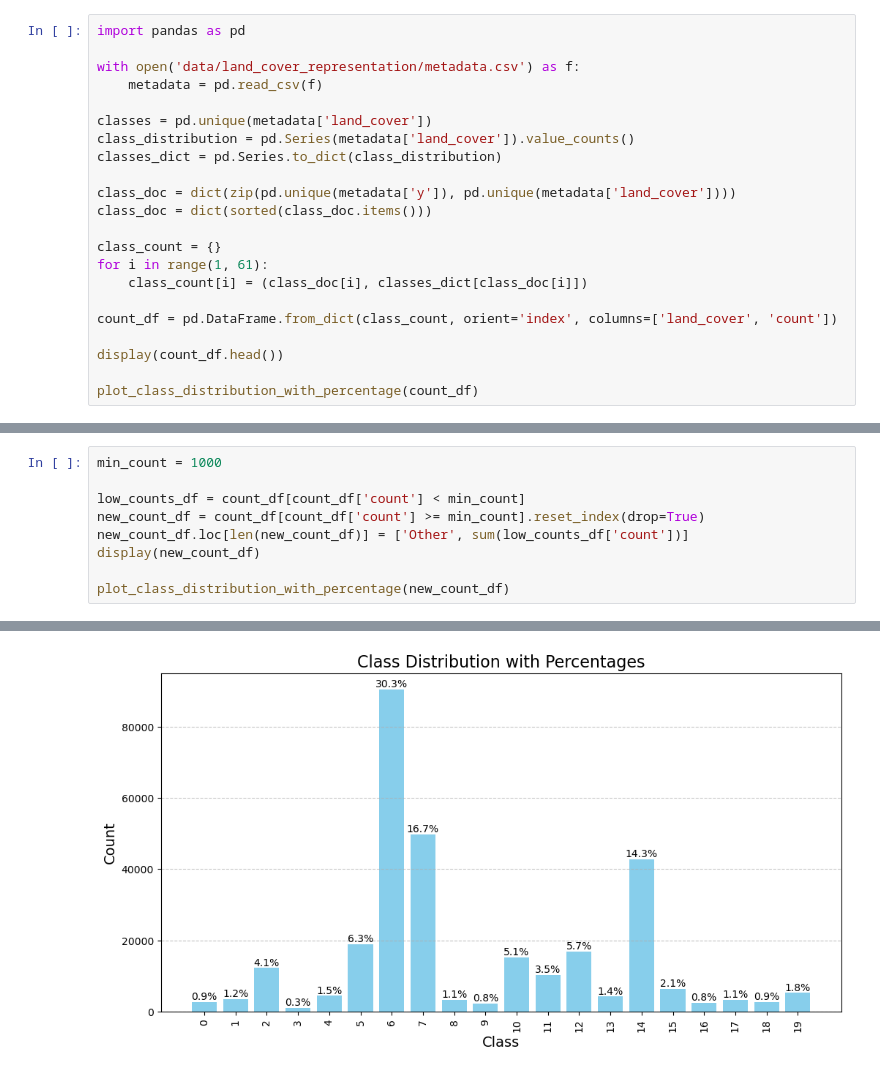
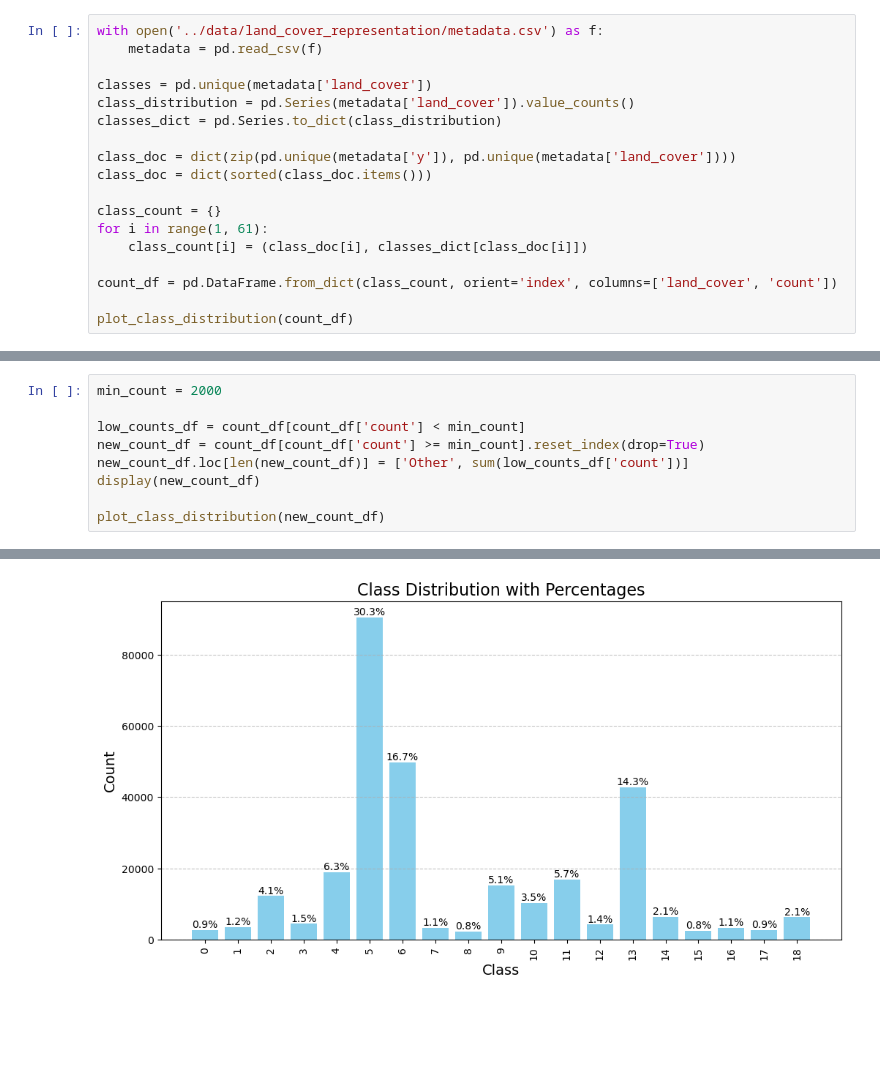
Before and after one commit to sebdaws/land_cover_class, a Jupyter notebook: scripts/balance_classes.ipynb, the cells around one changed output, grey strips where cells are left out. Saved outputs shown, nothing was run; the diff lists cells and outputs as text; blank space fills up the shorter version.

```diff
--- a/stats.ipynb
+++ b/scripts/balance_classes.ipynb
@@ -39,7 +10,5 @@ def plot_class_distribution_with_percentage(class_distribution, title="Class Dis
 # %%
-import pandas as pd
-
-with open('data/land_cover_representation/metadata.csv') as f:
+with open('../data/land_cover_representation/metadata.csv') as f:
     metadata = pd.read_csv(f)
 
 classes = pd.unique(metadata['land_cover'])
@@ -55,7 +24,5 @@ for i in range(1, 61):
 
 count_df = pd.DataFrame.from_dict(class_count, orient='index', columns=['land_cover', 'count'])
 
-display(count_df.head())
-
-plot_class_distribution_with_percentage(count_df)
+plot_class_distribution(count_df)
 # %% [output]
@@ -68,13 +29,13 @@ plot_class_distribution_with_percentage(count_df)
 [figure]
 # %%
-min_count = 1000
+min_count = 2000
 
 low_counts_df = count_df[count_df['count'] < min_count]
 new_count_df = count_df[count_df['count'] >= min_count].reset_index(drop=True)
 new_count_df.loc[len(new_count_df)] = ['Other', sum(low_counts_df['count'])]
 display(new_count_df)
 
-plot_class_distribution_with_percentage(new_count_df)
+plot_class_distribution(new_count_df)
 # %% [output]
 |  | land_cover | count |
 | 0 | Cotton | 2754 |
@@ -96 +57 @@ plot_class_distribution_with_percentage(new_count_df)
-[figure, old version]
+[figure, new version]
```
Also changed, not shown: parts of 6 cells of this notebook.
